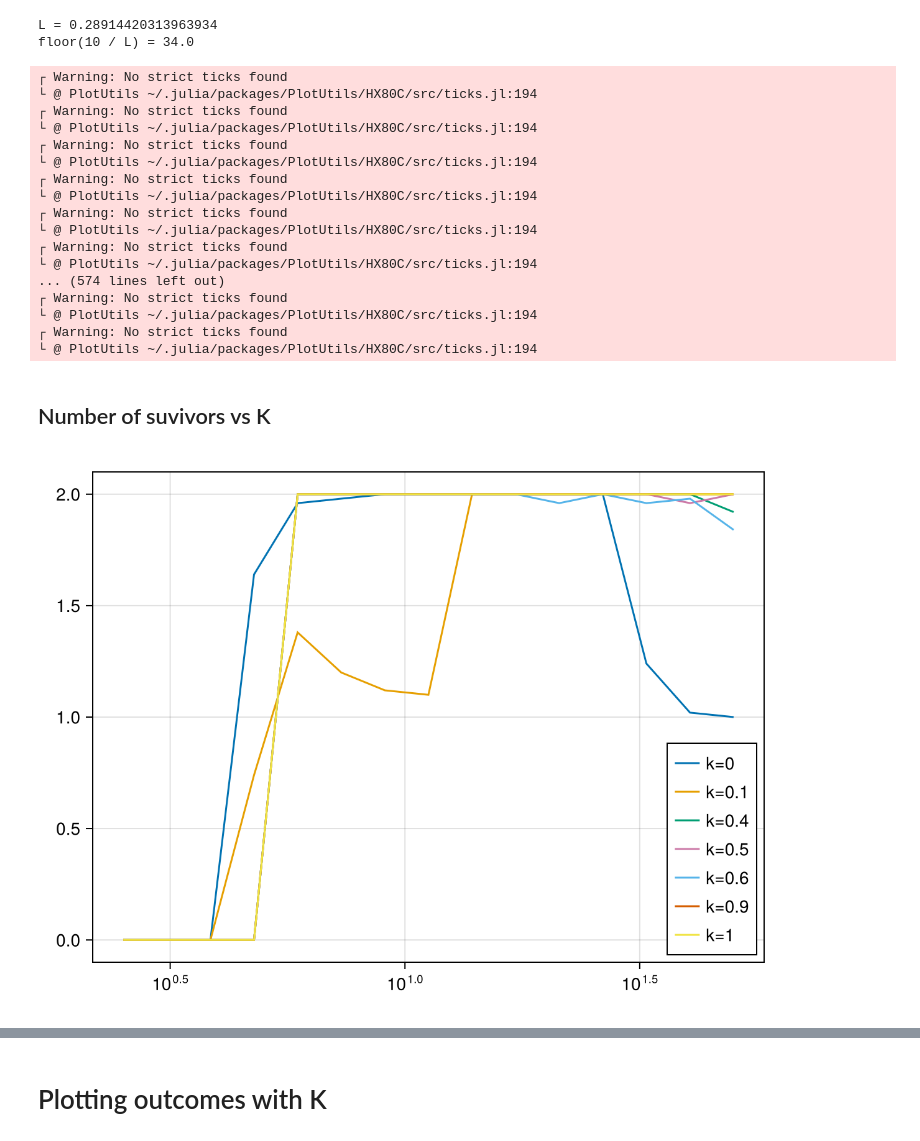
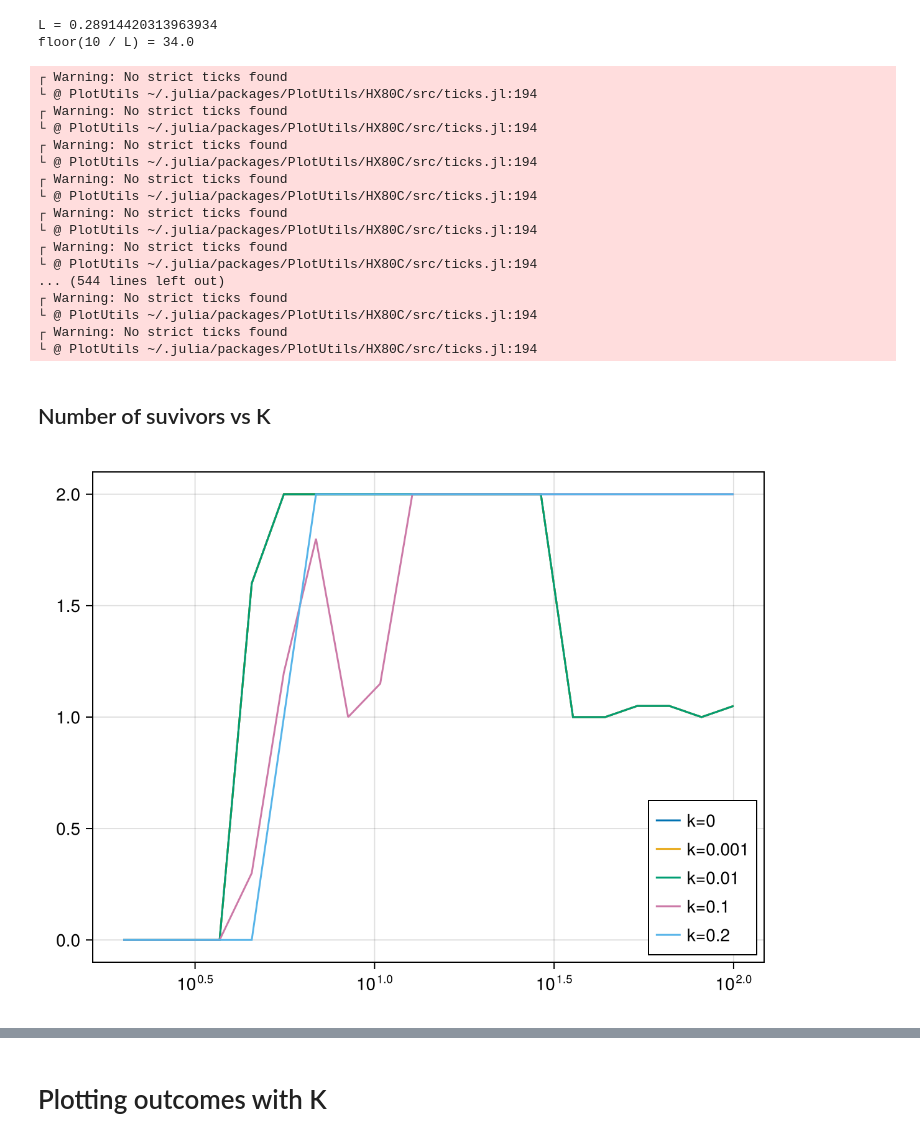
Before and after one commit to kockahonza/SSMC, a Jupyter notebook: cluster_env/runs/twomms1/Two MMs ks.ipynb, the cells around one changed output, grey strips where cells are left out. Saved outputs shown, nothing was run; the diff lists cells and outputs as text; code cells hidden in the pictures.

```diff
--- a/cluster_env/runs/twomms1/Two MMs ks.ipynb
+++ b/cluster_env/runs/twomms1/Two MMs ks.ipynb
@@ -15,7 +15,7 @@ CairoMakie.activate!()
 # %% [markdown]
 # Inspecting a single file
 # %%
-f = jldopen("./wrtk_1/d1_k0.0.jld2")
+f = jldopen("./wrtk_2/d1_k0.1.jld2")
 
 fmetadata = f["metadata"]
 dx = fmetadata.L / fmetadata.sN;
@@ -25,3 +25,15 @@ Ks = fmetadata.Ks
 tmm_params = f["tmm_params"];
 Ds = SA[fmetadata.DN1, fmetadata.DN2, fmetadata.DI, fmetadata.DR1, fmetadata.DR2];
 results = f["results"];
+# %%
+Ks = []
+ns = []
+for (K, r) in zip(f["Ks"], f["results"])
+    for (fT, fs) in zip(r.fTs, r.fss)
+        if fT == 1e8
+            push!(Ks, K)
+            push!(ns, num_survivors_in_space(fs, 2))
+        end
+    end
+end
+boxplot(Ks, ns; axis=(; xscale=log10))
@@ -65,6 +77,6 @@ LoadError: UndefVarError: `files` not defined
 # %%
-ks = [0.0, 0.1, 0.4, 0.5, 0.6, 0.9, 1.0]
+ks = [0.0, 0.001, 0.01, 0.1, 0.2]
 files = map(ks) do k
-    jldopen(@sprintf "./wrtk_1/d1_k%.1f.jld2" k)
+    jldopen(@sprintf "./wrtk_2/d1_k%.1f.jld2" k)
 end;
 Ks = files[1]["metadata"].Ks;
@@ -70,0 +85,19 @@ Ks = files[1]["metadata"].Ks;
+# %%
+full_df = DataFrame(;
+    K=Float64[],
+    k=Float64[],
+    retcode=Any[],
+    fT=Any[],
+    fs=Any[],
+)
+for (k, f) in zip(ks, files)
+    fKs = f["Ks"]
+    results = f["results"]
+    for i in 1:length(fKs)
+        r = results[i]
+        for (rc, fT, fs) in zip(r.retcodes, r.fTs, r.fss)
+            push!(full_df, (fKs[i], k, rc, fT, fs))
+        end
+    end
+end
+df = @subset(full_df, :fT .== 1e8, :retcode .== ReturnCode.Success)
@@ -83,7 +137,7 @@ for i in 1:length(files)
     fig = plot_many_final_states(files[i], 10, 4:2:length(Ks))
     # fig = plot_many_final_states(files[i], 3, 4:4:length(Ks))
     Label(fig[0,:], (@sprintf "This is for k=%.3g (0 is pure competition, 1 is cosmo)." ks[i]); fontsize=30)
-    Makie.save("./wrtk_1/fs_$i.pdf", fig)
+    Makie.save("./wrtk_2/fs_$i.pdf", fig)
 end
 # %% [output]
 ┌ Warning: No strict ticks found
@@ -98,7 +152,7 @@ end
 └ @ PlotUtils ~/.julia/packages/PlotUtils/HX80C/src/ticks.jl:194
 ┌ Warning: No strict ticks found
 └ @ PlotUtils ~/.julia/packages/PlotUtils/HX80C/src/ticks.jl:194
-... (574 lines left out)
+... (544 lines left out)
 ┌ Warning: No strict ticks found
 └ @ PlotUtils ~/.julia/packages/PlotUtils/HX80C/src/ticks.jl:194
 ┌ Warning: No strict ticks found
@@ -117,15 +171,15 @@ end;
 # %%
 fig = Figure()
 ax = Axis(fig[1,1];
     xscale=log10,
 )
 for (k, xx) in zip(ks, mean_surv_all)
     lines!(ax, Ks, xx; label=(@sprintf "k=%.3g" k))
 end
 axislegend(ax; position=:rb)
 
-Makie.save("wrtk_1/num_surv.pdf", fig)
+Makie.save("wrtk_2/num_surv.pdf", fig)
 
 fig
 # %% [output]
-[figure, old version]
+[figure, new version]
```
Also changed, not shown: parts of 9 cells of this notebook, 31 other files.
